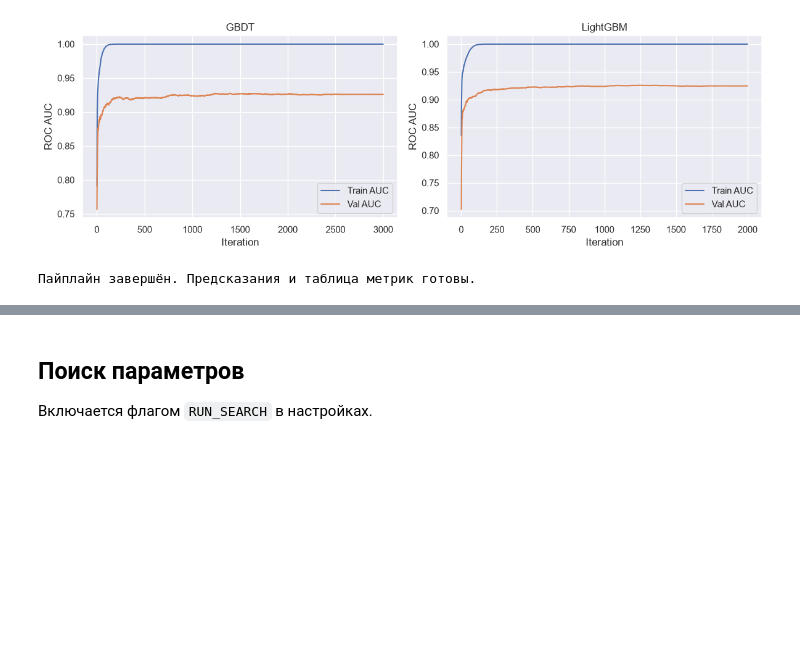
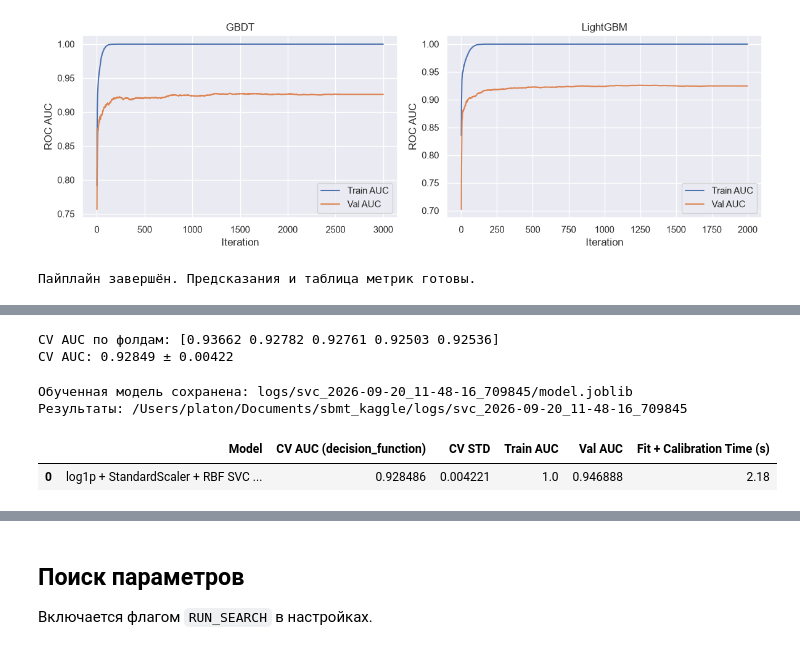
Before and after one commit to revlze/sbmt_kaggle, a Jupyter notebook: main.ipynb, the cells around one changed output, grey strips where cells are left out. Cells and saved outputs as stored; diff of their text form; code cells hidden in the pictures; blank space fills up the shorter version.

```diff
--- a/main.ipynb
+++ b/main.ipynb
@@ -618,0 +637,60 @@ metrics_df_extended
+# %%
+svc_cv_scores = cross_val_score(
+    svc_pipeline, X_train_extended, y_train,
+    cv=svc_cv, scoring='roc_auc', n_jobs=1,
+)
+print('CV AUC по фолдам:', np.round(svc_cv_scores, 5))
+print(f'CV AUC: {svc_cv_scores.mean():.5f} ± {svc_cv_scores.std():.5f}')
+# %% [output]
+CV AUC по фолдам: [0.93662 0.92782 0.92761 0.92503 0.92536]
+CV AUC: 0.92849 ± 0.00422
+# %%
+# Калибруется весь Pipeline: scaler обучается заново внутри каждого фолда.
+# ensemble=False: итоговая SVC обучается на всём train.
+svc_model = CalibratedClassifierCV(
+    estimator=svc_pipeline, method='sigmoid', cv=svc_cv, ensemble=False,
+)
+svc_started_at = datetime.now().astimezone()
+svc_start = time.perf_counter()
+svc_model.fit(X_train_extended, y_train)
+svc_fit_time = time.perf_counter() - svc_start
+
+svc_train_probs = svc_model.predict_proba(X_train_extended)[:, 1]
+svc_val_probs = svc_model.predict_proba(X_val_extended)[:, 1]
+svc_metrics = pd.DataFrame([{
+    'Model': 'log1p + StandardScaler + RBF SVC (extended)',
+    'CV AUC (decision_function)': svc_cv_scores.mean(),
+    'CV STD': svc_cv_scores.std(),
+    'Train AUC': roc_auc_score(y_train, svc_train_probs),
+    'Val AUC': roc_auc_score(y_val, svc_val_probs),
+    'Fit + Calibration Time (s)': round(svc_fit_time, 3),
+}])
+
+svc_run_dir = LOG_DIR / f'svc_{svc_started_at:%Y-%m-%d_%H-%M-%S_%f}'
+svc_model_path = save_model(svc_model, svc_run_dir / 'model.joblib')
+svc_log = {
+    'run_started_at': svc_started_at.isoformat(),
+    'feature_columns': list(X_train_extended.columns),
+    'params': {'C': 10, 'kernel': 'rbf', 'gamma': 'scale'},
+    'preprocessing': ['log1p', 'StandardScaler'],
+    'calibration': {'method': 'sigmoid', 'ensemble': False, 'folds': 5},
+    'seed': SEED,
+    'cv_scores': svc_cv_scores.tolist(),
+    'results': [{
+        **json.loads(svc_metrics.to_json(orient='records'))[0],
+        'Model File': 'model.joblib',
+    }],
+}
+(svc_run_dir / 'results.json').write_text(
+    json.dumps(svc_log, ensure_ascii=False, indent=2), encoding='utf-8',
+)
+pd.DataFrame({
+    'row_id': val_df['row_id'], 'target': y_val, 'prediction': svc_val_probs,
+}).to_csv(svc_run_dir / 'validation_predictions.csv', index=False)
+print(f'Результаты: {svc_run_dir.resolve()}')
+display(svc_metrics)
+# %% [output]
+Обученная модель сохранена: logs/svc_2026-09-20_11-48-16_709845/model.joblib
+Результаты: /Users/platon/Documents/sbmt_kaggle/logs/svc_2026-09-20_11-48-16_709845
+|  | Model | CV AUC (decision_function) | CV STD | Train AUC | Val AUC | Fit + Calibration Time (s) |
+| 0 | log1p + StandardScaler + RBF SVC ... | 0.928486 | 0.004221 | 1.0 | 0.946888 | 2.18 |
```
Also changed, not shown: parts of 5 cells of this notebook.
